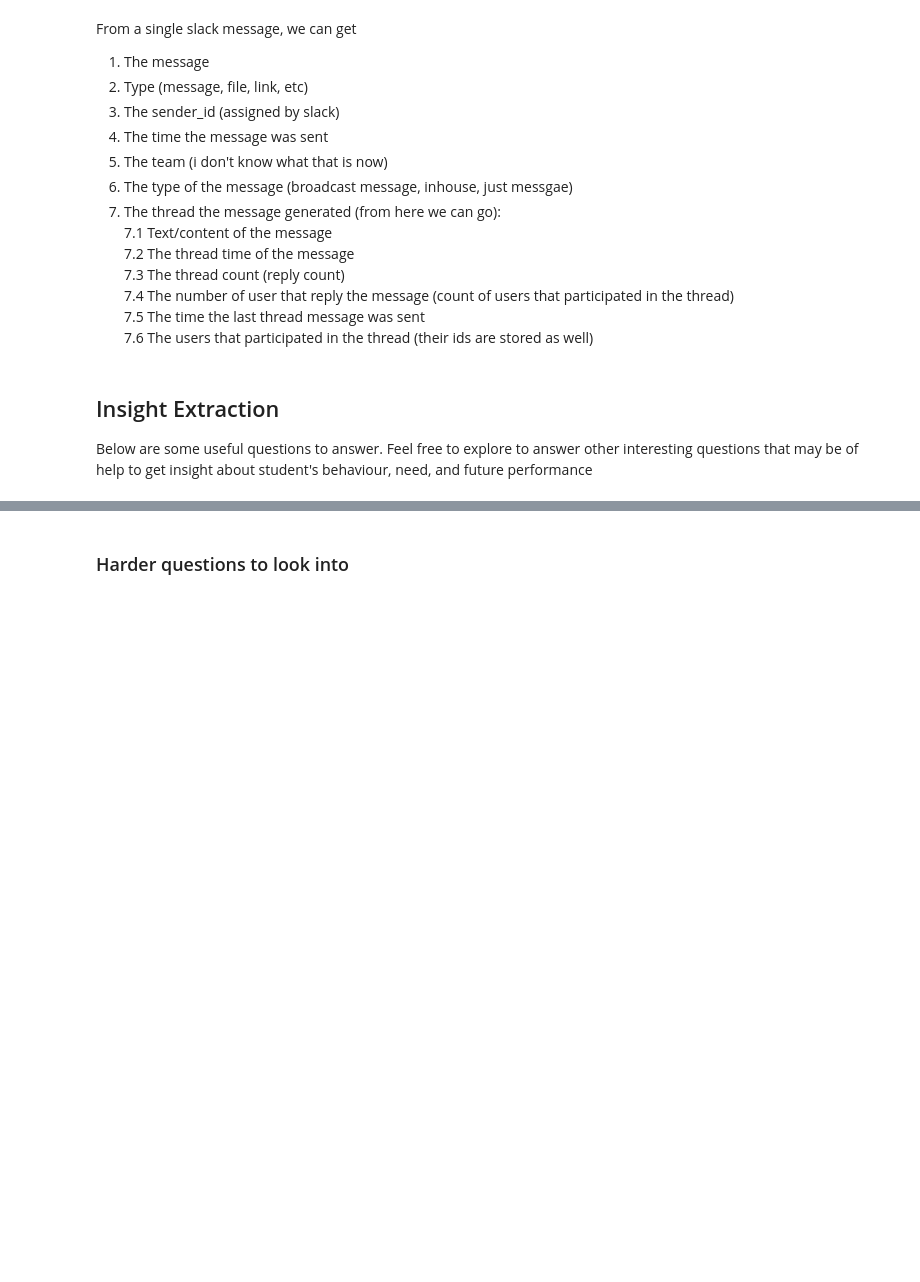
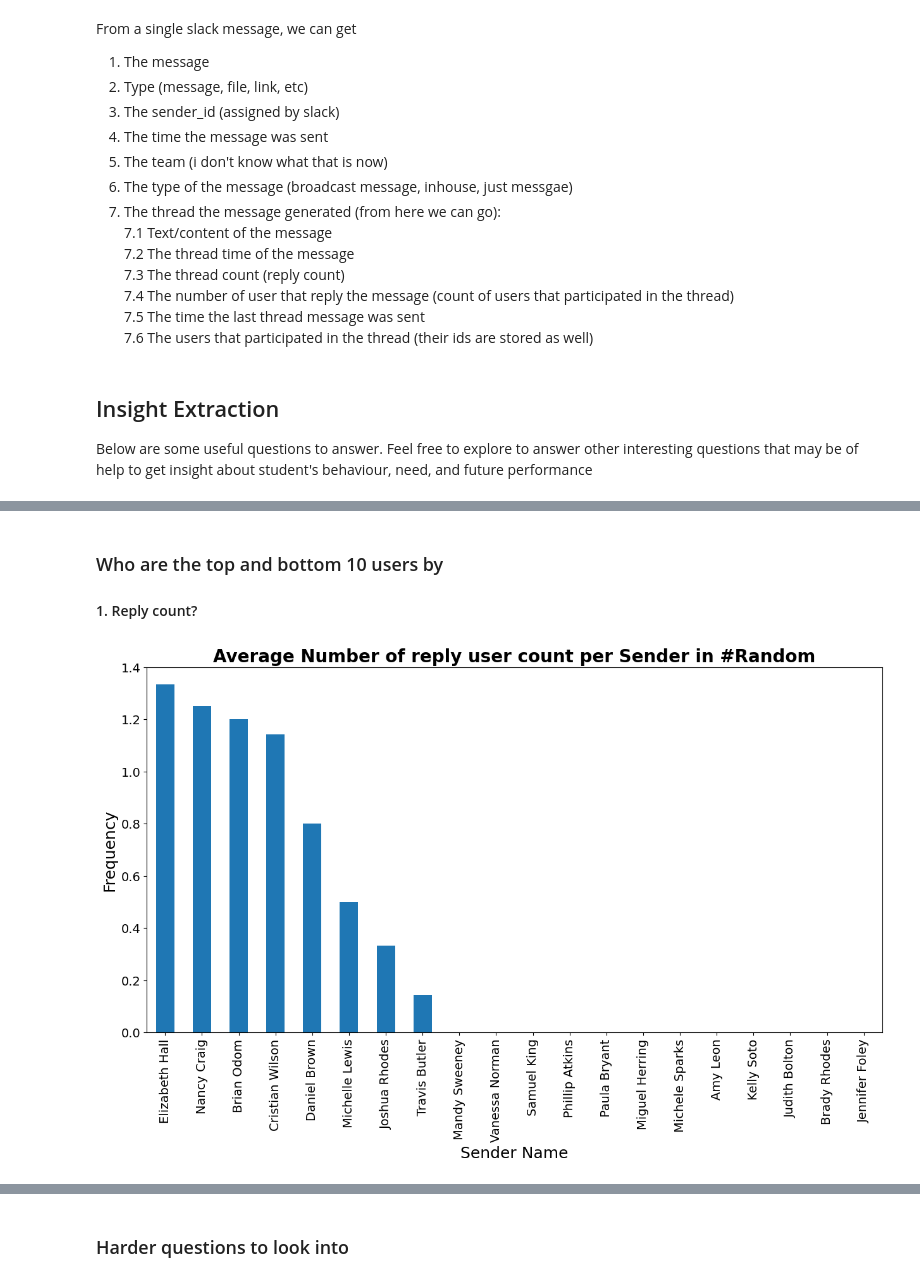
Before and after one commit to Roseco-crs/week0_starter_network_analysis, a Jupyter notebook: notebooks/parse_slack_data.ipynb, the cells around one changed output, grey strips where cells are left out. Cells and saved outputs as stored; diff of their text form; code cells hidden in the pictures; blank space fills up the shorter version.

```diff
--- a/notebooks/parse_slack_data.ipynb
+++ b/notebooks/parse_slack_data.ipynb
@@ -158,0 +192,7 @@ c:\Users\Co2fi-crs\Documents\crs\Git\10Academy\week0_starter_network_analysis\da
+# %% [markdown]
+### Who are the top and bottom 10  users by
+#### 1. Reply count?
+# %%
+draw_avg_reply_users_count(dataf, channel='Random')
+# %% [output]
+[figure, added]
```
Also changed, not shown: parts of 11 cells of this notebook, 2 other files.
